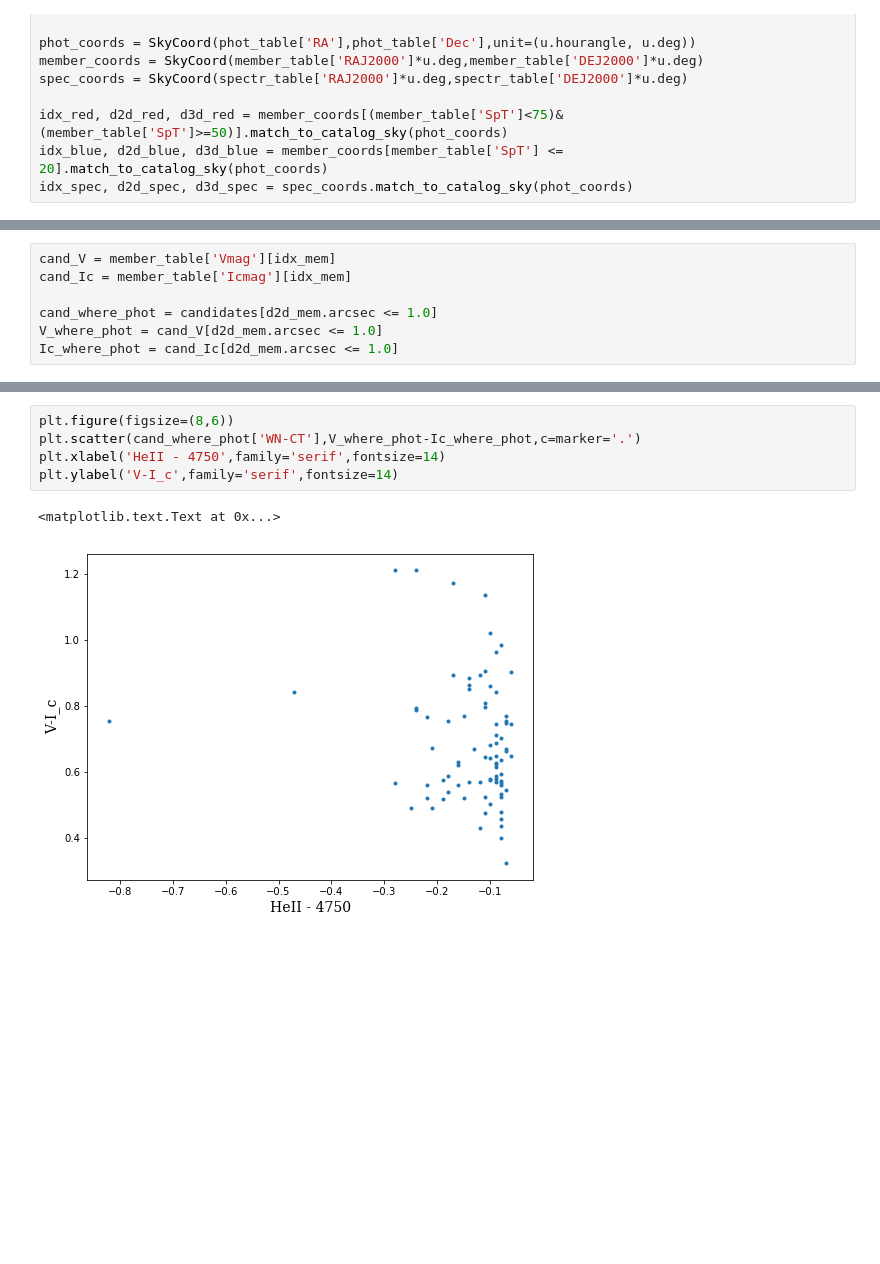
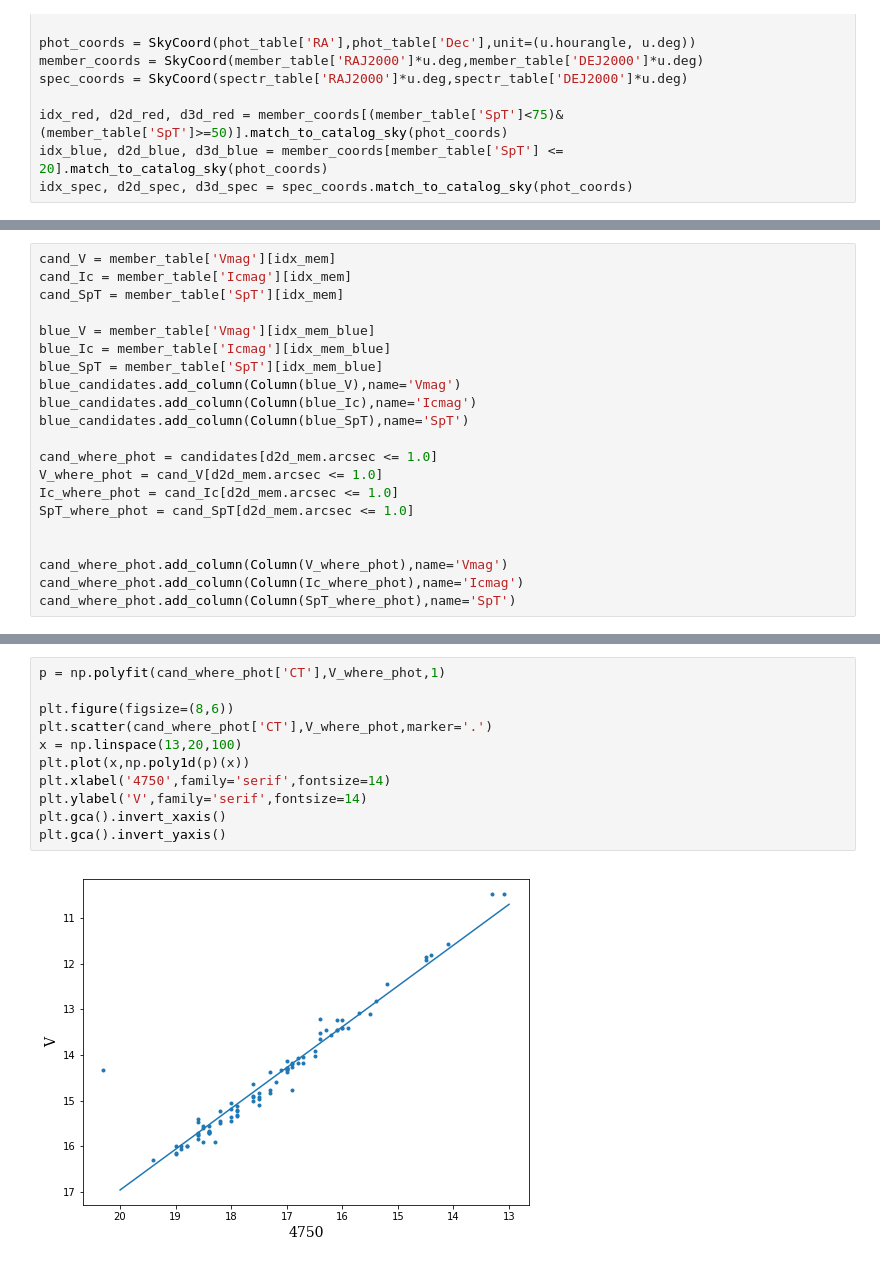
Before and after one commit to tzdwi/hchi_per, a Jupyter notebook: code/color_mag.ipynb, the cells around one changed output, grey strips where cells are left out. Cells and saved outputs as stored; diff of their text form; blank space fills up the shorter version.

```diff
--- a/code/color_mag.ipynb
+++ b/code/color_mag.ipynb
@@ -64,10 +68,24 @@ idx_mem, d2d_mem, d3d_mem = cand_coords.match_to_catalog_sky(member_coords)
 # %%
 cand_V = member_table['Vmag'][idx_mem]
 cand_Ic = member_table['Icmag'][idx_mem]
+cand_SpT = member_table['SpT'][idx_mem]
+
+blue_V = member_table['Vmag'][idx_mem_blue]
+blue_Ic = member_table['Icmag'][idx_mem_blue]
+blue_SpT = member_table['SpT'][idx_mem_blue]
+blue_candidates.add_column(Column(blue_V),name='Vmag')
+blue_candidates.add_column(Column(blue_Ic),name='Icmag')
+blue_candidates.add_column(Column(blue_SpT),name='SpT')
 
 cand_where_phot = candidates[d2d_mem.arcsec <= 1.0]
 V_where_phot = cand_V[d2d_mem.arcsec <= 1.0]
 Ic_where_phot = cand_Ic[d2d_mem.arcsec <= 1.0]
+SpT_where_phot = cand_SpT[d2d_mem.arcsec <= 1.0]
+
+
+cand_where_phot.add_column(Column(V_where_phot),name='Vmag')
+cand_where_phot.add_column(Column(Ic_where_phot),name='Icmag')
+cand_where_phot.add_column(Column(SpT_where_phot),name='SpT')
 # %%
 plt.figure(figsize=(8,6))
 plt.scatter(phot_table['WN-CT'],phot_table['CT'],marker='.')
@@ -90,8 +155,13 @@ plt.ylabel('4750',family='serif',fontsize=14)
 # %%
+p = np.polyfit(cand_where_phot['CT'],V_where_phot,1)
+
 plt.figure(figsize=(8,6))
-plt.scatter(cand_where_phot['WN-CT'],V_where_phot-Ic_where_phot,c=marker='.')
-plt.xlabel('HeII - 4750',family='serif',fontsize=14)
-plt.ylabel('V-I_c',family='serif',fontsize=14)
+plt.scatter(cand_where_phot['CT'],V_where_phot,marker='.')
+x = np.linspace(13,20,100)
+plt.plot(x,np.poly1d(p)(x))
+plt.xlabel('4750',family='serif',fontsize=14)
+plt.ylabel('V',family='serif',fontsize=14)
+plt.gca().invert_xaxis()
+plt.gca().invert_yaxis()
 # %% [output]
-<matplotlib.text.Text at 0x...>
-[figure, old version]
+[figure, new version]
```
Also changed, not shown: parts of 17 cells of this notebook, 8 other files.
